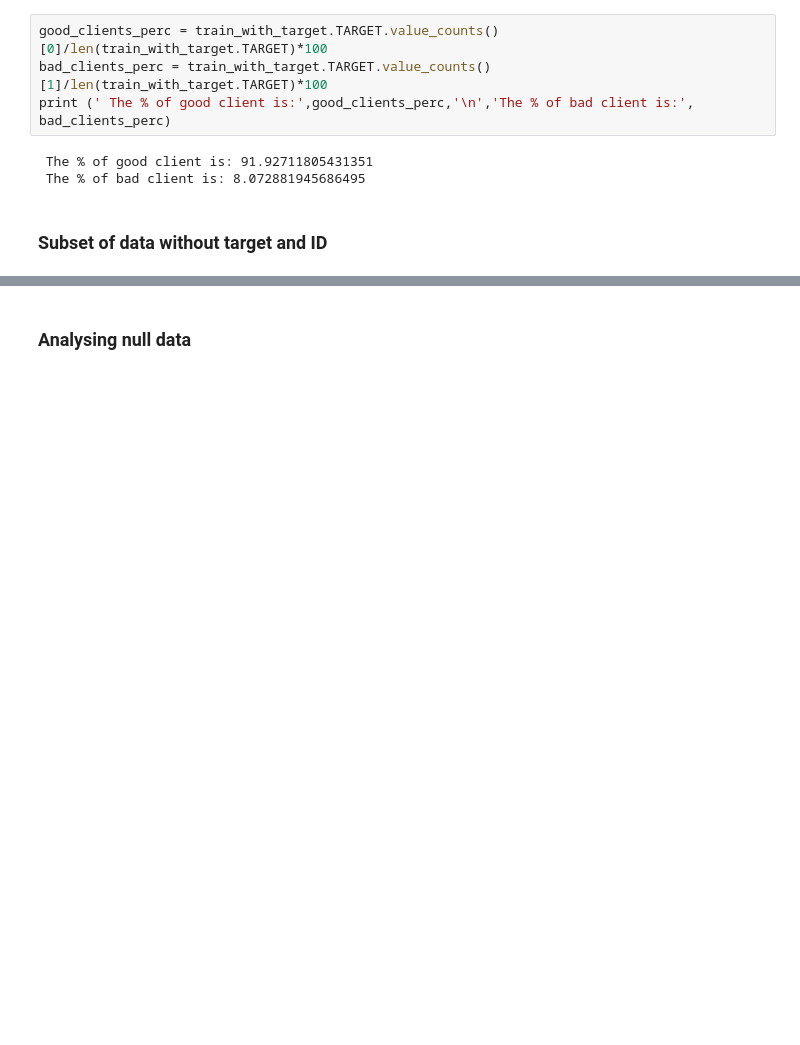
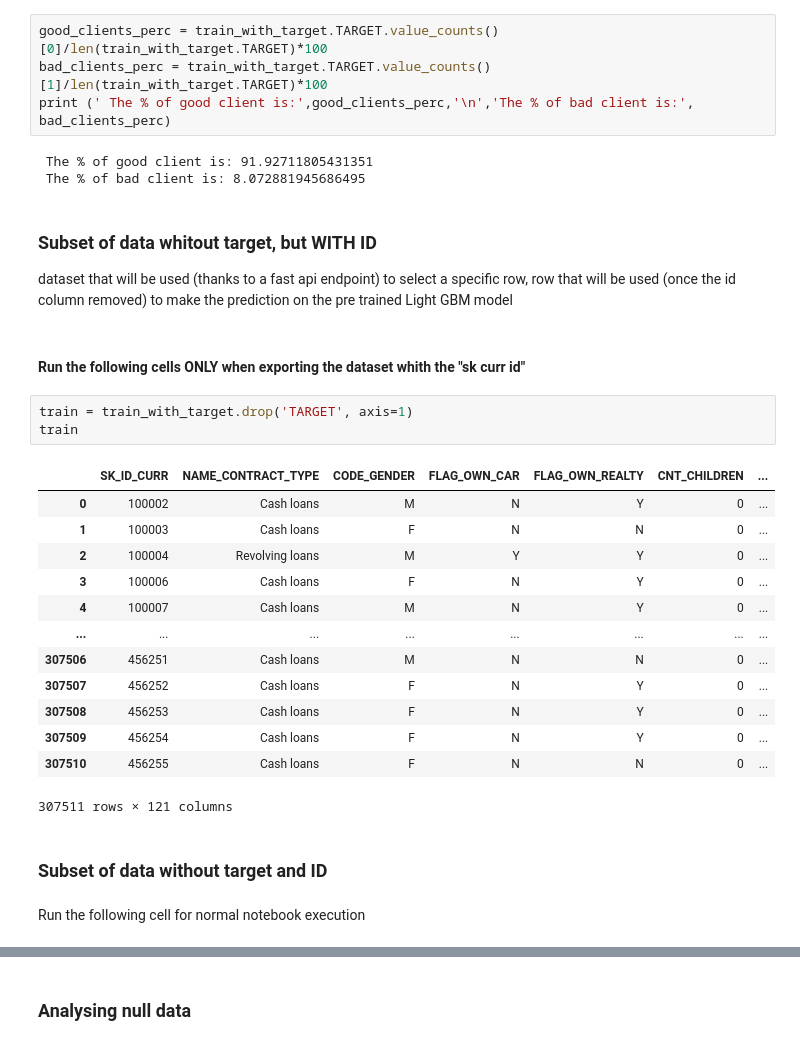
Before and after one commit to SilviaFranze/Project7, a Jupyter notebook: Proj7.ipynb, the cells around one changed output, grey strips where cells are left out. Cells and saved outputs as stored; diff of their text form; blank space fills up the shorter version.

Commit message:
towards implementation of prediction function in main.py

```diff
--- a/Proj7.ipynb
+++ b/Proj7.ipynb
@@ -122,8 +118,32 @@ print (' The % of good client is:',good_clients_perc,'\n','The % of bad client i
 # %% [output]
  The % of good client is: 91.92711805431351
  The % of bad client is: 8.072881945686495
+# %% [markdown]
+### Subset of data whitout target, but WITH ID
+dataset that will be used (thanks to a fast api endpoint) to select a specific row, row that will be used (once the id column removed) to make the prediction on the pre trained Light GBM model
+# %% [markdown]
+#### Run the following cells ONLY when exporting the dataset whith the "sk curr id"
+# %%
+train = train_with_target.drop('TARGET', axis=1)
+train
+# %% [output]
+|  | SK_ID_CURR | NAME_CONTRACT_TYPE | CODE_GENDER | FLAG_OWN_CAR | FLAG_OWN_REALTY | CNT_CHILDREN | ... |
+| 0 | 100002 | Cash loans | M | N | Y | 0 | ... |
+| 1 | 100003 | Cash loans | F | N | N | 0 | ... |
+| 2 | 100004 | Revolving loans | M | Y | Y | 0 | ... |
+| 3 | 100006 | Cash loans | F | N | Y | 0 | ... |
+| 4 | 100007 | Cash loans | M | N | Y | 0 | ... |
+| ... | ... | ... | ... | ... | ... | ... | ... |
+| 307506 | 456251 | Cash loans | M | N | N | 0 | ... |
+| 307507 | 456252 | Cash loans | F | N | Y | 0 | ... |
+| 307508 | 456253 | Cash loans | F | N | Y | 0 | ... |
+| 307509 | 456254 | Cash loans | F | N | Y | 0 | ... |
+| 307510 | 456255 | Cash loans | F | N | N | 0 | ... |
+307511 rows × 121 columns
 # %% [markdown]
 ### Subset of data without target and ID
+# %% [markdown]
+Run the following cell for normal notebook execution
 # %%
 train = train_with_target.iloc[:,2:]
 train
```
Also changed, not shown: parts of 85 cells of this notebook, 1 other file.
